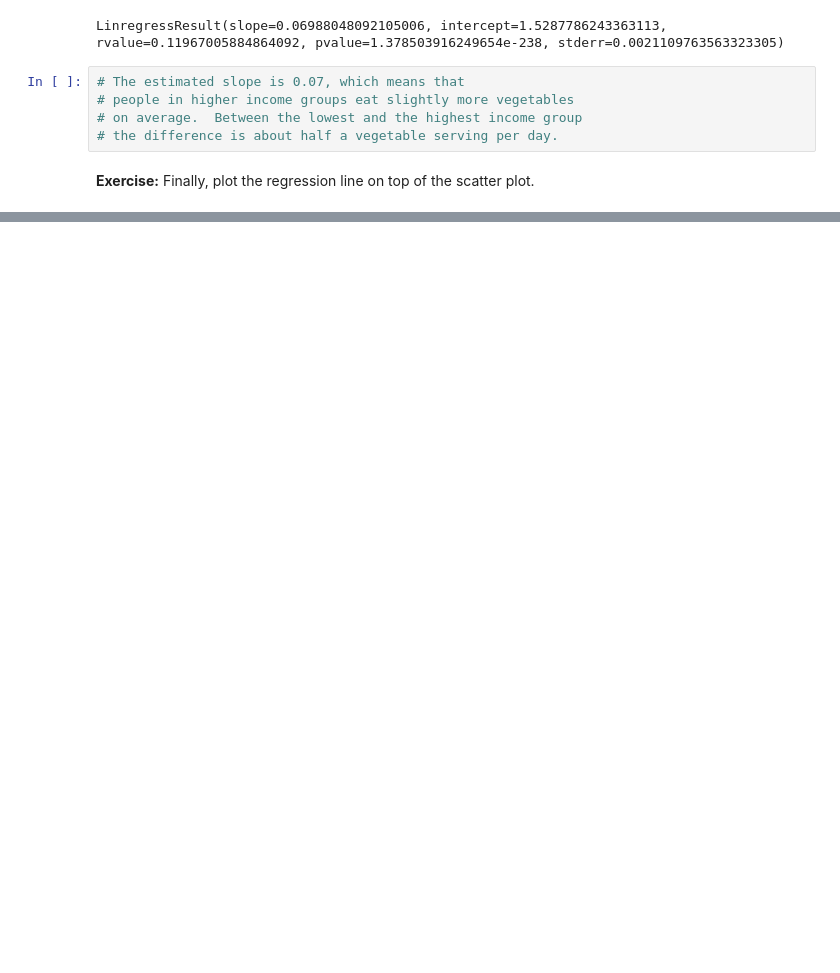
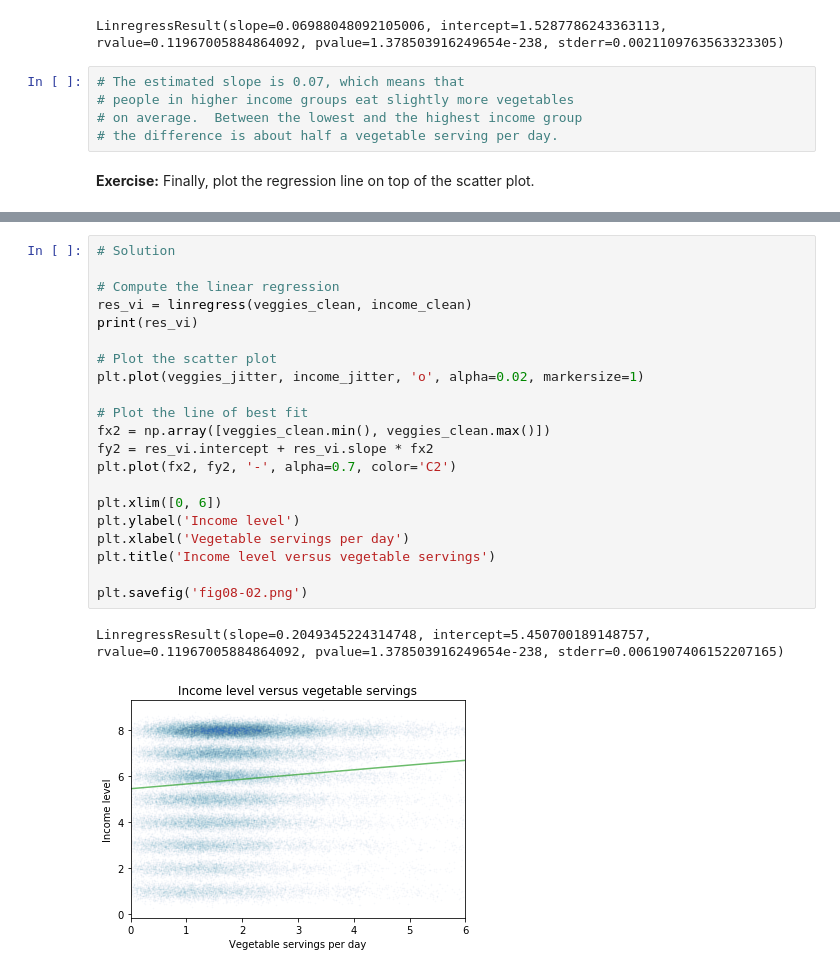
Before and after one commit to AllenDowney/ElementsOfDataScience, a Jupyter notebook: 08_relationships_soln.ipynb, the cells around one changed output, grey strips where cells are left out. Saved outputs shown, nothing was run; the diff lists cells and outputs as text; blank space fills up the shorter version.

```diff
--- a/08_relationships_soln.ipynb
+++ b/08_relationships_soln.ipynb
@@ -951,2 +973,26 @@ plt.title('Vegetable servings versus income level');
 # %% [output]
 [figure]
+# %%
+# Solution
+
+# Compute the linear regression
+res_vi = linregress(veggies_clean, income_clean)
+print(res_vi)
+
+# Plot the scatter plot
+plt.plot(veggies_jitter, income_jitter, 'o', alpha=0.02, markersize=1)
+
+# Plot the line of best fit
+fx2 = np.array([veggies_clean.min(), veggies_clean.max()])
+fy2 = res_vi.intercept + res_vi.slope * fx2
+plt.plot(fx2, fy2, '-', alpha=0.7, color='C2')
+
+plt.xlim([0, 6])
+plt.ylabel('Income level')
+plt.xlabel('Vegetable servings per day')
+plt.title('Income level versus vegetable servings')
+
+plt.savefig('fig08-02.png')
+# %% [output]
+LinregressResult(slope=0.2049345224314748, intercept=5.450700189148757, rvalue=0.11967005884864092, pvalue=1.378503916249654e-238, stderr=0.0061907406152207165)
+[figure, added]
```
Also changed, not shown: parts of 15 cells of this notebook, 7 other files.
